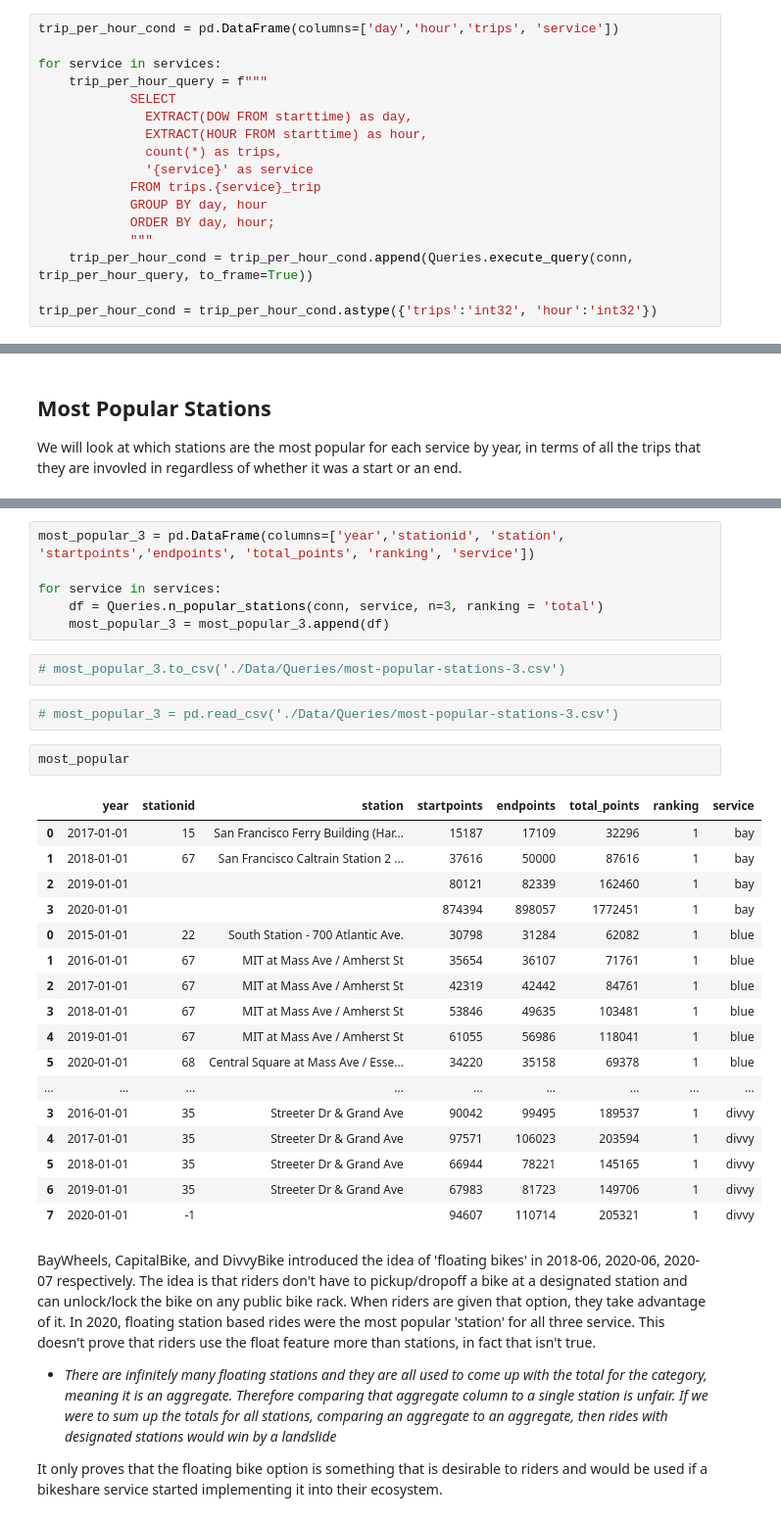
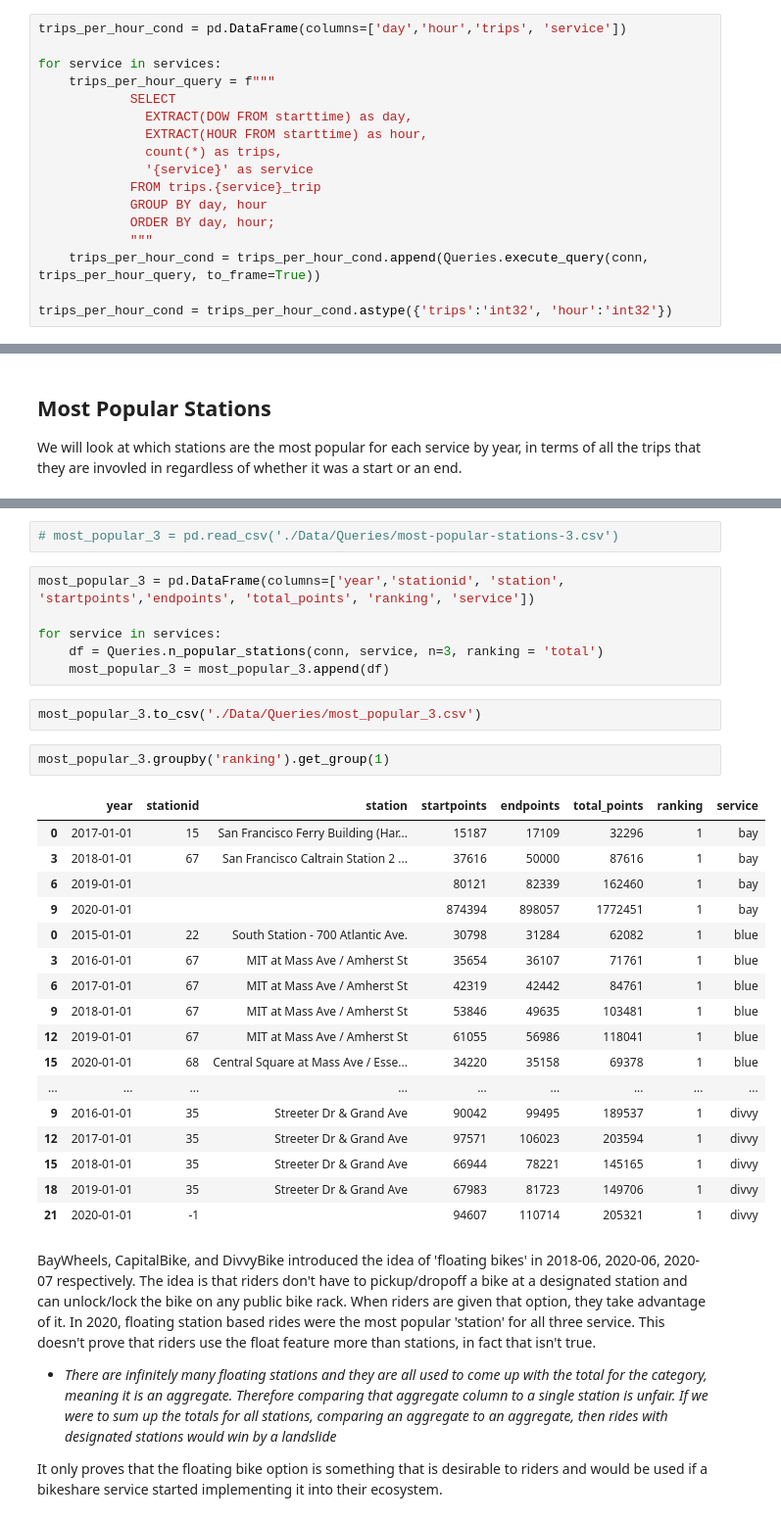
Before and after one commit to Williamdst/Bike-Share-USA, a Jupyter notebook: III_EDA.ipynb, the cells around one changed output, grey strips where cells are left out. Shown at 98% size. Saved outputs shown, nothing was run; the diff lists cells and outputs as text.

Commit message:
Added Local Query Results
I added the csv of long queries to a data folder.

```diff
--- a/III_EDA.ipynb
+++ b/III_EDA.ipynb
@@ -192,8 +191,8 @@ trips_per_hour_cond.to_csv('./Data/Queries/trips_per_hour_cond.csv')
 # %%
-trip_per_hour_cond = pd.DataFrame(columns=['day','hour','trips', 'service'])
+trips_per_hour_cond = pd.DataFrame(columns=['day','hour','trips', 'service'])
 
 for service in services:
-    trip_per_hour_query = f"""
+    trips_per_hour_query = f"""
             SELECT
               EXTRACT(DOW FROM starttime) as day,
               EXTRACT(HOUR FROM starttime) as hour,
@@ -203,9 +202,9 @@ for service in services:
             GROUP BY day, hour
             ORDER BY day, hour;
             """
-    trip_per_hour_cond = trip_per_hour_cond.append(Queries.execute_query(conn, trip_per_hour_query, to_frame=True))
+    trips_per_hour_cond = trips_per_hour_cond.append(Queries.execute_query(conn, trips_per_hour_query, to_frame=True))
 
-trip_per_hour_cond = trip_per_hour_cond.astype({'trips':'int32', 'hour':'int32'})
+trips_per_hour_cond = trips_per_hour_cond.astype({'trips':'int32', 'hour':'int32'})
 # %%
 mapping = {
     0:'Sunday',
@@ -285,3 +280,5 @@ importlib.reload(Queries)
+# %%
+# most_popular_3 = pd.read_csv('./Data/Queries/most-popular-stations-3.csv')
 # %%
 most_popular_3 = pd.DataFrame(columns=['year','stationid', 'station', 'startpoints','endpoints', 'total_points', 'ranking', 'service'])
 
@@ -289,29 +286,27 @@ for service in services:
     df = Queries.n_popular_stations(conn, service, n=3, ranking = 'total')
     most_popular_3 = most_popular_3.append(df)
 # %%
-# most_popular_3.to_csv('./Data/Queries/most-popular-stations-3.csv')
+most_popular_3.to_csv('./Data/Queries/most_popular_3.csv')
-# %%
-# most_popular_3 = pd.read_csv('./Data/Queries/most-popular-stations-3.csv')
-# %%
-most_popular
-# %% [output]
-|  | year | stationid | station | startpoints | endpoints | total_points | ranking | service |
-| 0 | 2017-01-01 | 15 | San Francisco Ferry Building (Har... | 15187 | 17109 | 32296 | 1 | bay |
-| 1 | 2018-01-01 | 67 | San Francisco Caltrain Station 2 ... | 37616 | 50000 | 87616 | 1 | bay |
-| 2 | 2019-01-01 |  |  | 80121 | 82339 | 162460 | 1 | bay |
-| 3 | 2020-01-01 |  |  | 874394 | 898057 | 1772451 | 1 | bay |
-| 0 | 2015-01-01 | 22 | South Station - 700 Atlantic Ave. | 30798 | 31284 | 62082 | 1 | blue |
-| 1 | 2016-01-01 | 67 | MIT at Mass Ave / Amherst St | 35654 | 36107 | 71761 | 1 | blue |
-| 2 | 2017-01-01 | 67 | MIT at Mass Ave / Amherst St | 42319 | 42442 | 84761 | 1 | blue |
-| 3 | 2018-01-01 | 67 | MIT at Mass Ave / Amherst St | 53846 | 49635 | 103481 | 1 | blue |
-| 4 | 2019-01-01 | 67 | MIT at Mass Ave / Amherst St | 61055 | 56986 | 118041 | 1 | blue |
-| 5 | 2020-01-01 | 68 | Central Square at Mass Ave / Esse... | 34220 | 35158 | 69378 | 1 | blue |
-| ... | ... | ... | ... | ... | ... | ... | ... | ... |
-| 3 | 2016-01-01 | 35 | Streeter Dr & Grand Ave | 90042 | 99495 | 189537 | 1 | divvy |
-| 4 | 2017-01-01 | 35 | Streeter Dr & Grand Ave | 97571 | 106023 | 203594 | 1 | divvy |
-| 5 | 2018-01-01 | 35 | Streeter Dr & Grand Ave | 66944 | 78221 | 145165 | 1 | divvy |
-| 6 | 2019-01-01 | 35 | Streeter Dr & Grand Ave | 67983 | 81723 | 149706 | 1 | divvy |
-| 7 | 2020-01-01 | -1 |  | 94607 | 110714 | 205321 | 1 | divvy |
+# %%
+most_popular_3.groupby('ranking').get_group(1)
+# %% [output]
+|  | year | stationid | station | startpoints | endpoints | total_points | ranking | service |
+| 0 | 2017-01-01 | 15 | San Francisco Ferry Building (Har... | 15187 | 17109 | 32296 | 1 | bay |
+| 3 | 2018-01-01 | 67 | San Francisco Caltrain Station 2 ... | 37616 | 50000 | 87616 | 1 | bay |
+| 6 | 2019-01-01 |  |  | 80121 | 82339 | 162460 | 1 | bay |
+| 9 | 2020-01-01 |  |  | 874394 | 898057 | 1772451 | 1 | bay |
+| 0 | 2015-01-01 | 22 | South Station - 700 Atlantic Ave. | 30798 | 31284 | 62082 | 1 | blue |
+| 3 | 2016-01-01 | 67 | MIT at Mass Ave / Amherst St | 35654 | 36107 | 71761 | 1 | blue |
+| 6 | 2017-01-01 | 67 | MIT at Mass Ave / Amherst St | 42319 | 42442 | 84761 | 1 | blue |
+| 9 | 2018-01-01 | 67 | MIT at Mass Ave / Amherst St | 53846 | 49635 | 103481 | 1 | blue |
+| 12 | 2019-01-01 | 67 | MIT at Mass Ave / Amherst St | 61055 | 56986 | 118041 | 1 | blue |
+| 15 | 2020-01-01 | 68 | Central Square at Mass Ave / Esse... | 34220 | 35158 | 69378 | 1 | blue |
+| ... | ... | ... | ... | ... | ... | ... | ... | ... |
+| 9 | 2016-01-01 | 35 | Streeter Dr & Grand Ave | 90042 | 99495 | 189537 | 1 | divvy |
+| 12 | 2017-01-01 | 35 | Streeter Dr & Grand Ave | 97571 | 106023 | 203594 | 1 | divvy |
+| 15 | 2018-01-01 | 35 | Streeter Dr & Grand Ave | 66944 | 78221 | 145165 | 1 | divvy |
+| 18 | 2019-01-01 | 35 | Streeter Dr & Grand Ave | 67983 | 81723 | 149706 | 1 | divvy |
+| 21 | 2020-01-01 | -1 |  | 94607 | 110714 | 205321 | 1 | divvy |
 # %% [markdown]
 BayWheels, CapitalBike, and DivvyBike introduced the idea of 'floating bikes' in 2018-06, 2020-06, 2020-07 respectively. The idea is that riders don't have to pickup/dropoff a bike at a designated station and can unlock/lock the bike on any public bike rack. When riders are given that option, they take advantage of it. In 2020, floating station based rides were the most popular 'station' for all three service. This doesn't prove that riders use the float feature more than stations, in fact that isn't true.
 
```
Also changed, not shown: parts of 8 cells of this notebook, 7 other files.
